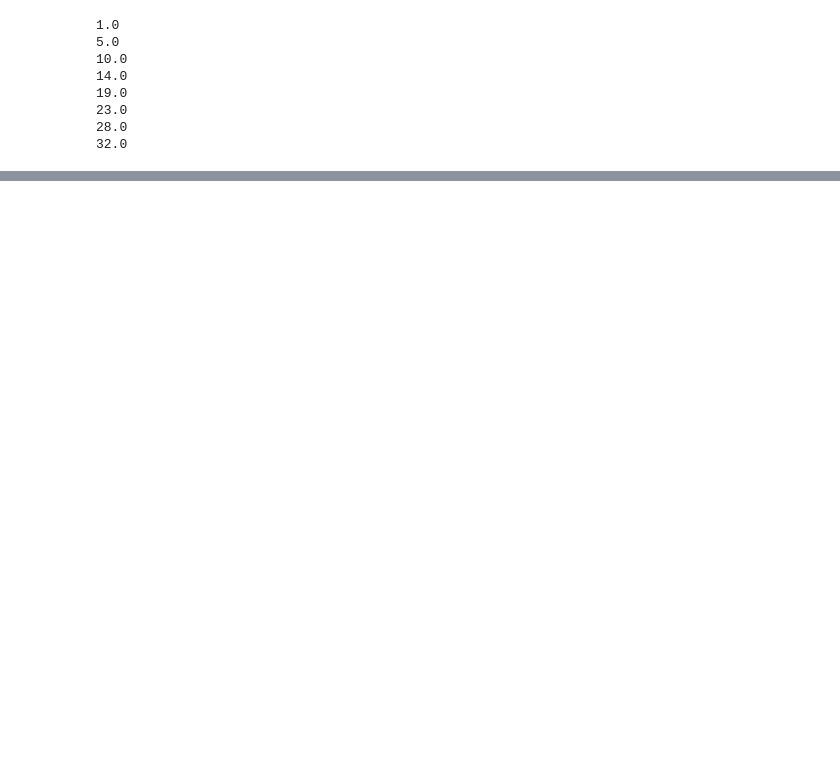
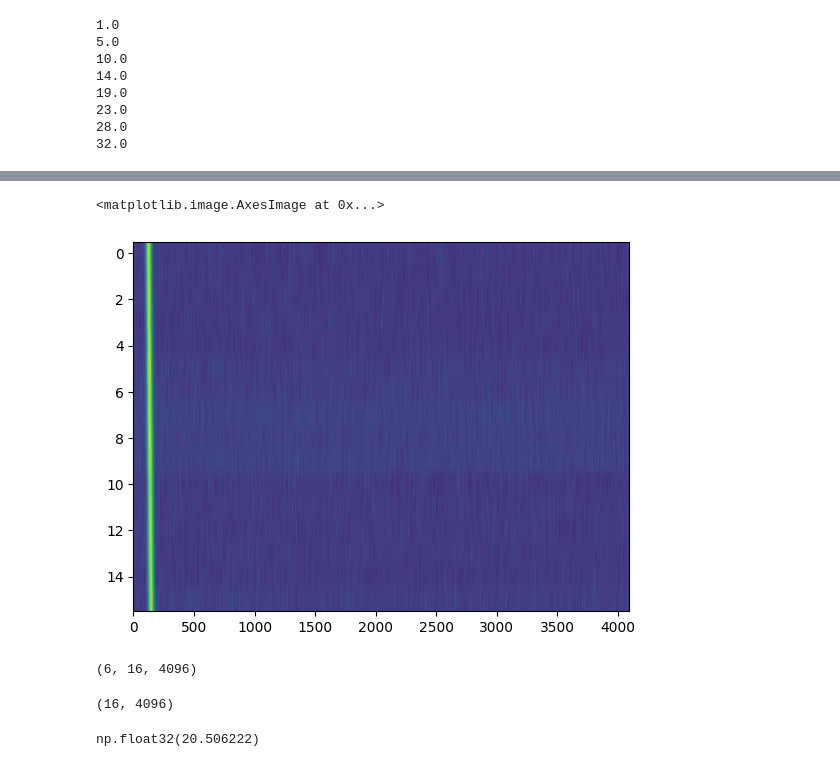
Before and after one commit to kaimul19/BreakthroughAutoencoder, a Jupyter notebook: Setigen_Cadence_Test.ipynb, the cells around one changed output, grey strips where cells are left out. Cells and saved outputs as stored; diff of their text form; code cells hidden in the pictures; blank space fills up the shorter version.

```diff
--- a/Setigen_Cadence_Test.ipynb
+++ b/Setigen_Cadence_Test.ipynb
@@ -171,0 +259,2 @@ plt.plot(test_times, times)
+# %%
+test = np.array([frame.get_data() for frame in c])
@@ -171,0 +270,13 @@ plt.plot(test_times, times)
+# %%
+plt.imshow(test[0], aspect='auto')
+# %% [output]
+<matplotlib.image.AxesImage at 0x...>
+[figure, added]
+# %%
+test.shape
+# %% [output]
+(6, 16, 4096)
+# %%
+test[0].shape
+# %% [output]
+(16, 4096)
@@ -171,0 +285,4 @@ plt.plot(test_times, times)
+# %%
+np.max(entry)
+# %% [output]
+np.float32(20.506222)
```
Also changed, not shown: parts of 20 cells of this notebook.
